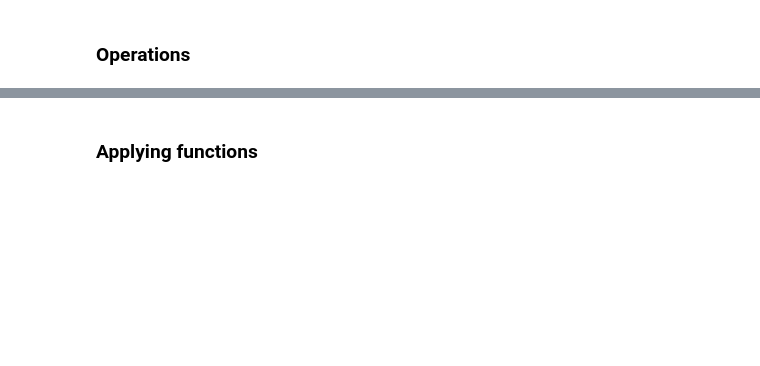
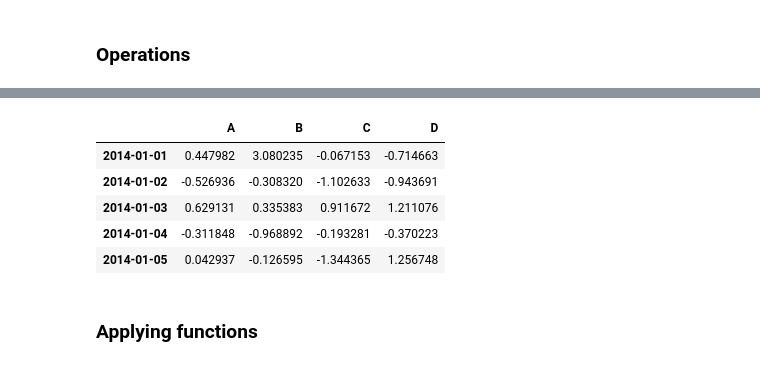
Before and after one commit to rbackupX/DAT-NYC-3.20.18, a Jupyter notebook: lessons/lesson-02/code/numpy-and-pandas.ipynb, the cells around one changed output, grey strips where cells are left out. Cells and saved outputs as stored; diff of their text form; code cells hidden in the pictures; blank space fills up the shorter version.

```diff
--- a/lessons/lesson-02/code/numpy-and-pandas.ipynb
+++ b/lessons/lesson-02/code/numpy-and-pandas.ipynb
@@ -189,3 +466,12 @@ df.mean(),df.mean(1) # Operation on two different axes
+# %%
+df.head()
+# %% [output]
+|  | A | B | C | D |
+| 2014-01-01 | 0.447982 | 3.080235 | -0.067153 | -0.714663 |
+| 2014-01-02 | -0.526936 | -0.308320 | -1.102633 | -0.943691 |
+| 2014-01-03 | 0.629131 | 0.335383 | 0.911672 | 1.211076 |
+| 2014-01-04 | -0.311848 | -0.968892 | -0.193281 | -0.370223 |
+| 2014-01-05 | 0.042937 | -0.126595 | -1.344365 | 1.256748 |
 # %% [markdown]
 ### Applying functions
 # %%
```
Also changed, not shown: parts of 50 cells of this notebook, 2 other files.
